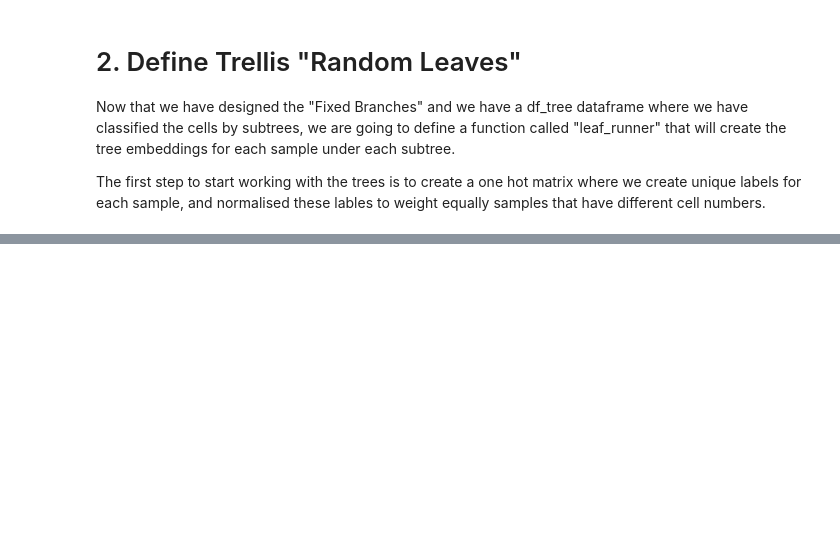
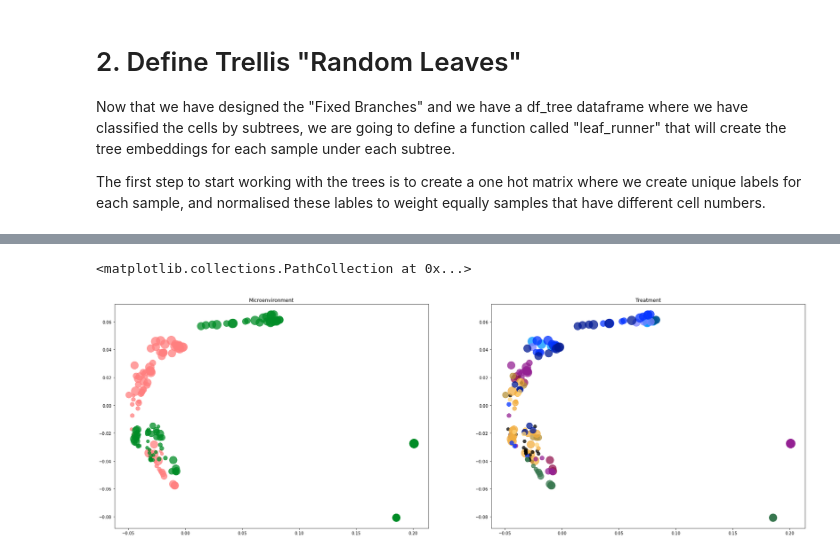
Before and after one commit to MariaRamosZ/Trellis_how_to, a Jupyter notebook: Trellis_steps_kaggle.ipynb, the cells around one changed output, grey strips where cells are left out. Drawn from its saved outputs; the diff is of its cells as text; code cells hidden in the pictures; blank space fills up the shorter version.

Commit message:
Kaggle Notebook | Trellis | Version 27

```diff
--- a/Trellis_steps_kaggle.ipynb
+++ b/Trellis_steps_kaggle.ipynb
@@ -438,6 +469,6 @@ def leaf_runner(
 # %%
- runs = {
-    "nonorm": leaf_runner(
+runs = {
+    "trellis": leaf_runner(
         data_sig,
         labels_normed,
         "cluster",
@@ -446,4 +477,8 @@ def leaf_runner(
         n_levels=4,
         n_clusters=4,
     ),
- }
+    # Without cell state splitting, a tree built from the top
+    "treemd": tree_runner(
+        data_sig, labels_normed, "cluster", 1, n_levels=4, n_clusters=4
+    ),
+}
@@ -535,4 +533,4 @@ def get_dist_embeds(run):
     return diff
 
 
-uncentered_embeds = get_dist_embeds(runs["nonorm"][0])
+paired_embeds = get_dist_embeds(runs["trellis"][0])
@@ -588,0 +542,36 @@ plt.axis('off')
+# %%
+#calculate embedding using the paired Trellis embeddings
+phate_op = phate.PHATE(
+    random_state=42,
+    n_jobs=-2,
+    knn_dist="manhattan",
+    n_pca=None,
+    verbose=False,
+)
+phate_coords_funct = phate_op.fit_transform(paired_embeds)
+
+#Define palettes and sizes for the plots
+patients = {'11':'#da70d6', '21': '#9acd32', '23':'#cd5c5c', '27':'#7d0f0f', '75':'#808000',
+            '99':'#add8e6', '109':'#3b65a8', '141':'#663399', '216':'#8b008b', '5': '#d42f81'}
+culture = {'PDO':'#008C26', 'PDOF':'#FF7F7F', 'F':'blue'}
+treatment = {'DMSO':'#000000', 'H2O':'#000000', 'AH':'#000000', 'S':'#0433FF', 'VS':'#011993', 'L':'#F2AE40', 'F':'#942193',
+             'C':'#B7933A', 'CS':'#005493', 'CSF':'#0096FF', 'SF':'#7A81FF', 'V':'#FFD479', 'CF':'#941751', 'O':'#38774F'}
+concentration = {0:60, 1:100, 2:220, 3:340, 4:460, 5:540}
+
+#And plot the PHATE embedding!
+fig, axs = plt.subplots(2, 2, figsize=(30, 10))
+
+#Colour plot by microenvironment
+plt.subplot(1, 2, 1)
+plt.title("Microenvironment")
+plt.scatter(phate_coords_funct[:,0], phate_coords_funct[:,1], c=meta['Culture'].map(culture),
+    s=meta['Concentration'].map(concentration), alpha = .75)
+
+#Colour plot by treatment
+plt.subplot(1, 2, 2)
+plt.title("Treatment")
+plt.scatter(phate_coords_funct[:,0], phate_coords_funct[:,1], c=meta['Treatment'].map(treatment),
+    s=meta['Concentration'].map(concentration), alpha = .75)
+# %% [output]
+<matplotlib.collections.PathCollection at 0x...>
+[figure, added]
```
Also changed, not shown: parts of 17 cells of this notebook.
